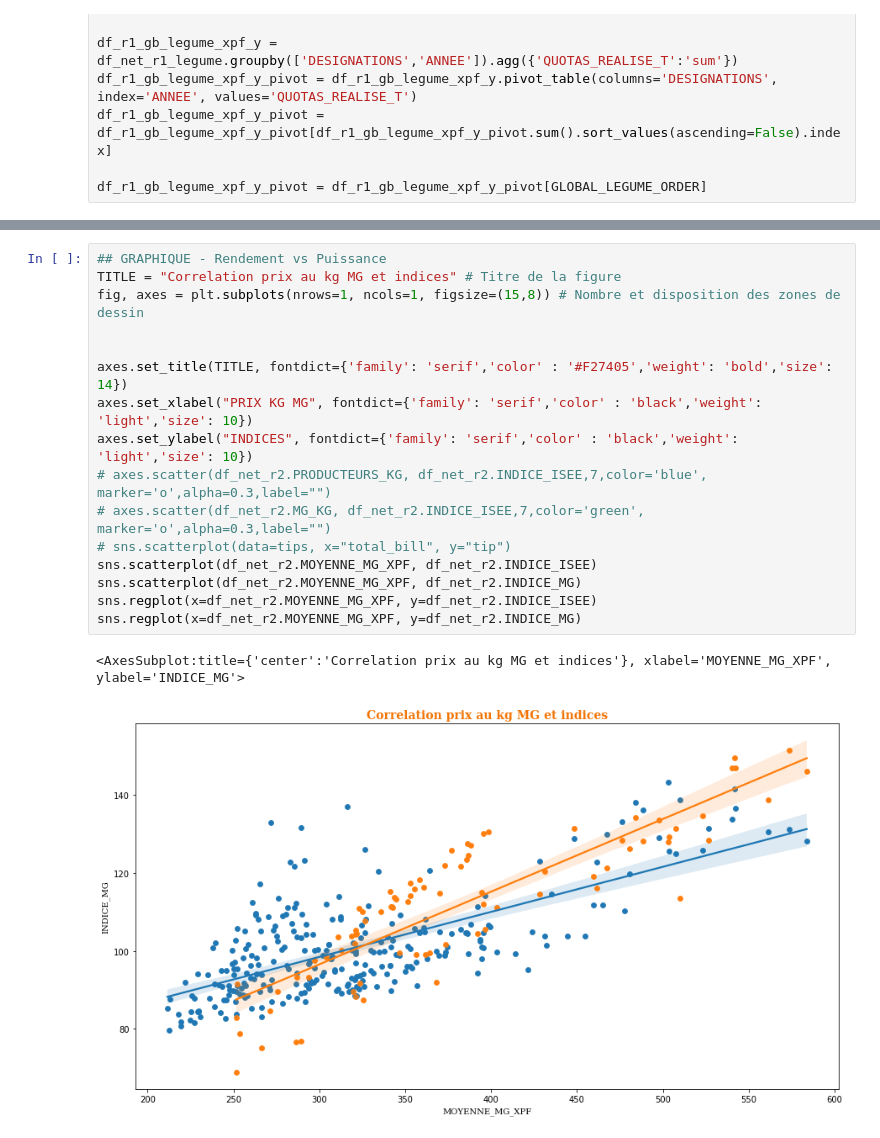
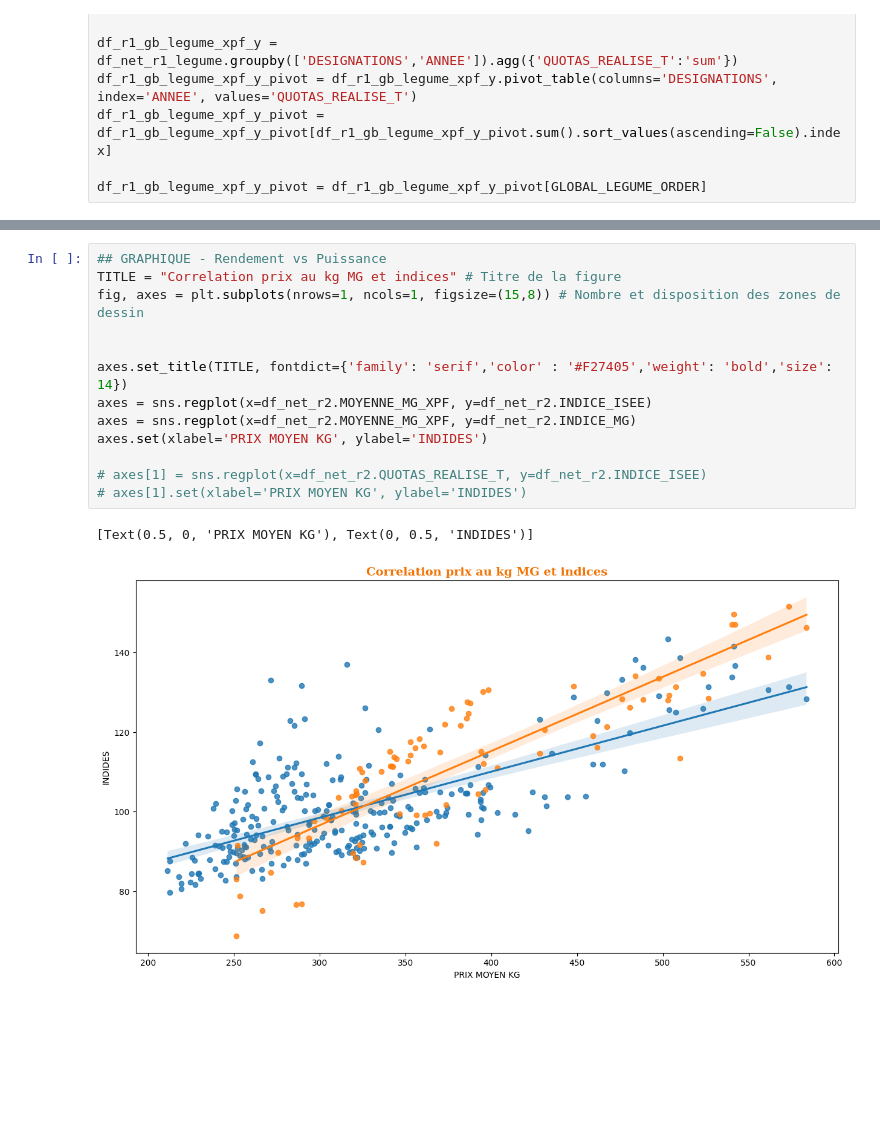
Before and after one commit to sloutmyv/DatavizPacific2023, a Jupyter notebook: 20230908_DC23_fruits_legumes.ipynb, the cells around one changed output, grey strips where cells are left out. Drawn from its saved outputs; the diff is of its cells as text; blank space fills up the shorter version.

```diff
--- a/20230908_DC23_fruits_legumes.ipynb
+++ b/20230908_DC23_fruits_legumes.ipynb
@@ -438,19 +422,16 @@ print(df_net_r2)
 # %%
 ## GRAPHIQUE - Rendement vs Puissance
 TITLE = "Correlation prix au kg MG et indices" # Titre de la figure
 fig, axes = plt.subplots(nrows=1, ncols=1, figsize=(15,8)) # Nombre et disposition des zones de dessin
 
 
 axes.set_title(TITLE, fontdict={'family': 'serif','color' : '#F27405','weight': 'bold','size': 14})
-axes.set_xlabel("PRIX KG MG", fontdict={'family': 'serif','color' : 'black','weight': 'light','size': 10})
-axes.set_ylabel("INDICES", fontdict={'family': 'serif','color' : 'black','weight': 'light','size': 10})
-# axes.scatter(df_net_r2.PRODUCTEURS_KG, df_net_r2.INDICE_ISEE,7,color='blue', marker='o',alpha=0.3,label="")
-# axes.scatter(df_net_r2.MG_KG, df_net_r2.INDICE_ISEE,7,color='green', marker='o',alpha=0.3,label="")
-# sns.scatterplot(data=tips, x="total_bill", y="tip")
-sns.scatterplot(df_net_r2.MOYENNE_MG_XPF, df_net_r2.INDICE_ISEE)
-sns.scatterplot(df_net_r2.MOYENNE_MG_XPF, df_net_r2.INDICE_MG)
-sns.regplot(x=df_net_r2.MOYENNE_MG_XPF, y=df_net_r2.INDICE_ISEE)
-sns.regplot(x=df_net_r2.MOYENNE_MG_XPF, y=df_net_r2.INDICE_MG)
+axes = sns.regplot(x=df_net_r2.MOYENNE_MG_XPF, y=df_net_r2.INDICE_ISEE)
+axes = sns.regplot(x=df_net_r2.MOYENNE_MG_XPF, y=df_net_r2.INDICE_MG)
+axes.set(xlabel='PRIX MOYEN KG', ylabel='INDIDES')
+
+# axes[1] = sns.regplot(x=df_net_r2.QUOTAS_REALISE_T, y=df_net_r2.INDICE_ISEE)
+# axes[1].set(xlabel='PRIX MOYEN KG', ylabel='INDIDES')
 # %% [output]
-<AxesSubplot:title={'center':'Correlation prix au kg MG et indices'}, xlabel='MOYENNE_MG_XPF', ylabel='INDICE_MG'>
+[Text(0.5, 0, 'PRIX MOYEN KG'), Text(0, 0.5, 'INDIDES')]
-[figure, old version]
+[figure, new version]
```
Also changed, not shown: parts of 6 cells of this notebook, 1 other file.
